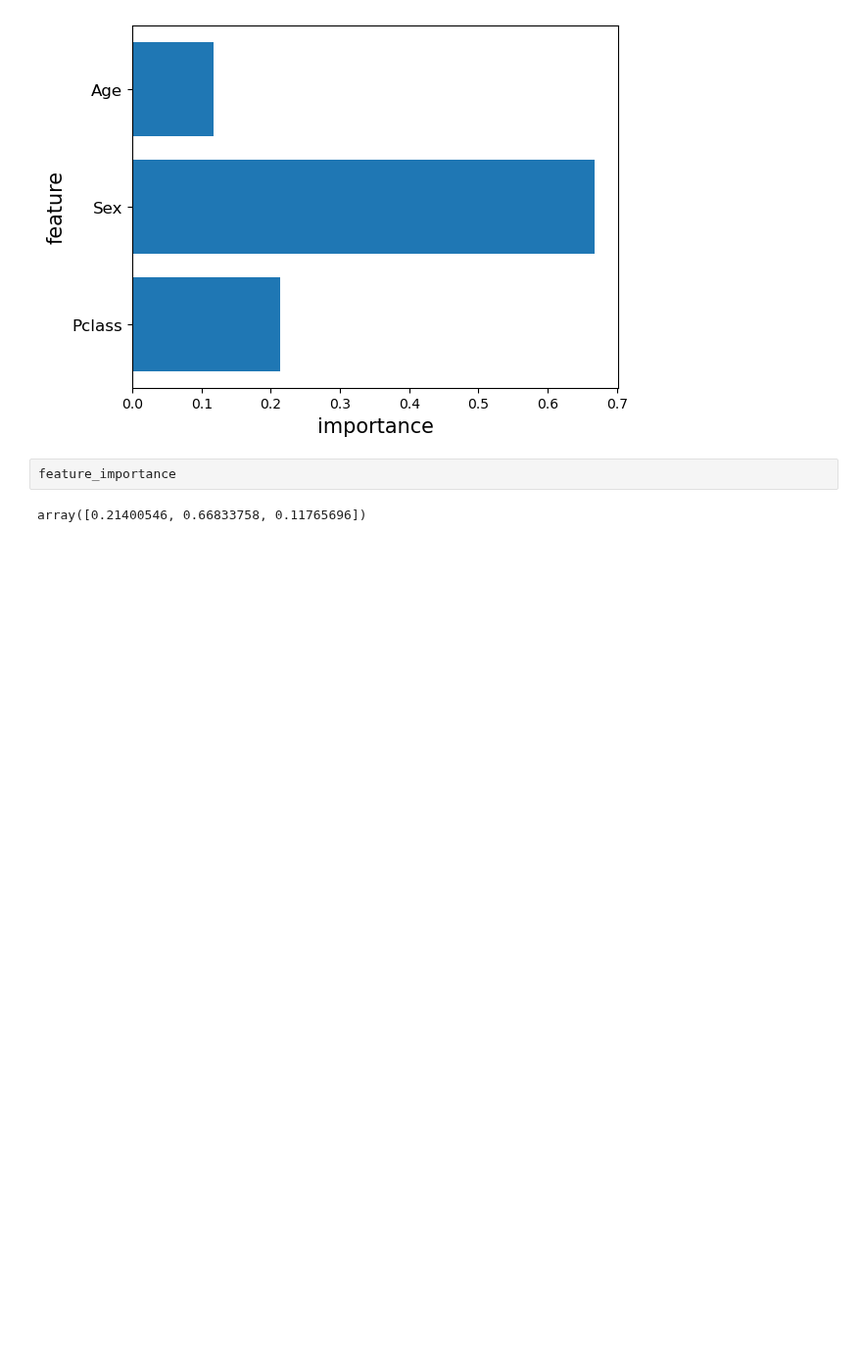
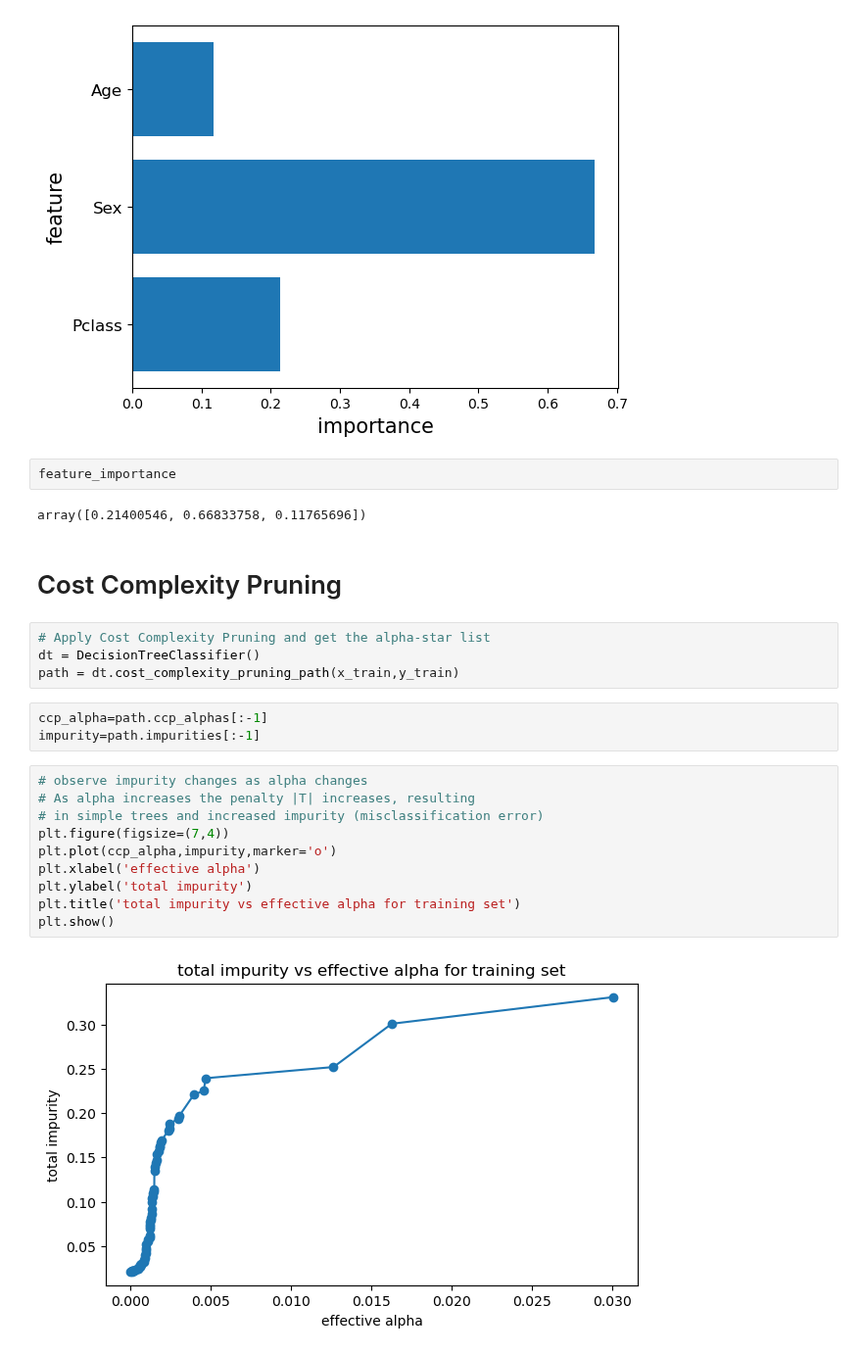
Before and after one commit to A-C-Sai/working-with-data, a Jupyter notebook: basic-models/DecisionTree/DecisionTree.ipynb, the cells around one changed output. Shown at 98% size. Drawn from its saved outputs; the diff is of its cells as text; blank space fills up the shorter version.

Commit message:
cost complexity pruning

```diff
--- a/basic-models/DecisionTree/DecisionTree.ipynb
+++ b/basic-models/DecisionTree/DecisionTree.ipynb
@@ -130,3 +132,24 @@ plt.show()
 feature_importance
 # %% [output]
 array([0.21400546, 0.66833758, 0.11765696])
+# %% [markdown]
+# Cost Complexity Pruning
+# %%
+# Apply Cost Complexity Pruning and get the alpha-star list
+dt = DecisionTreeClassifier()
+path = dt.cost_complexity_pruning_path(x_train,y_train)
+# %%
+ccp_alpha=path.ccp_alphas[:-1]
+impurity=path.impurities[:-1]
+# %%
+# observe impurity changes as alpha changes
+# As alpha increases the penalty |T| increases, resulting
+# in simple trees and increased impurity (misclassification error)
+plt.figure(figsize=(7,4))
+plt.plot(ccp_alpha,impurity,marker='o')
+plt.xlabel('effective alpha')
+plt.ylabel('total impurity')
+plt.title('total impurity vs effective alpha for training set')
+plt.show()
+# %% [output]
+[figure, added]
```
Also changed, not shown: parts of 6 cells of this notebook.
